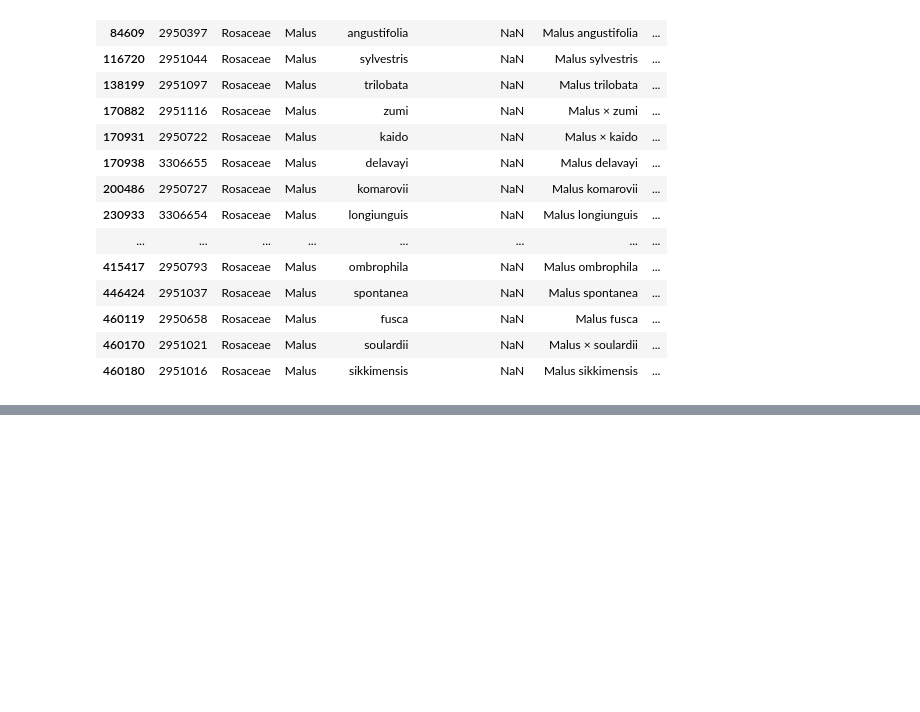
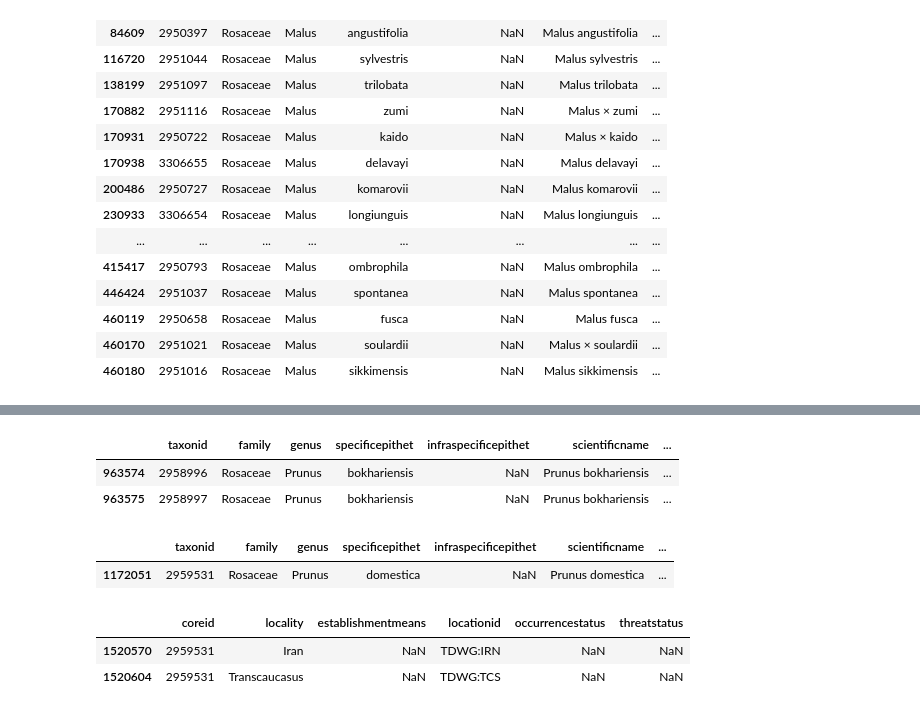
Before and after one commit to fractalate/data-trees-seattle, a Jupyter notebook: indigenous.ipynb, the cells around one changed output, grey strips where cells are left out. Cells and saved outputs as stored; diff of their text form; code cells hidden in the pictures; blank space fills up the shorter version.

```diff
--- a/indigenous.ipynb
+++ b/indigenous.ipynb
@@ -5,6 +5,9 @@ Functions to determine whether a tree is indigenous to an area.
 # %%
 import pandas as pd
 import matplotlib.pyplot as plt
+
+pd.set_option('display.max_rows', None)
+pd.set_option('display.max_columns', None)
 # %%
 dfdist = pd.read_csv('wcvp_dwca/wcvp_distribution.csv', sep='|')
 dftaxon = pd.read_csv('wcvp_dwca/wcvp_taxon.csv', sep='|')
@@ -213,0 +279,17 @@ dftaxon[dftaxon['scientificname'].str.startswith('Malus') & (dftaxon['taxonrank'
+# %%
+dftaxon[dftaxon['scientificname'] == 'Prunus bokhariensis']
+# %% [output]
+|  | taxonid | family | genus | specificepithet | infraspecificepithet | scientificname | ... |
+| 963574 | 2958996 | Rosaceae | Prunus | bokhariensis | NaN | Prunus bokhariensis | ... |
+| 963575 | 2958997 | Rosaceae | Prunus | bokhariensis | NaN | Prunus bokhariensis | ... |
+# %%
+dftaxon[dftaxon['taxonid'] == 2959531]
+# %% [output]
+|  | taxonid | family | genus | specificepithet | infraspecificepithet | scientificname | ... |
+| 1172051 | 2959531 | Rosaceae | Prunus | domestica | NaN | Prunus domestica | ... |
+# %%
+dfdist[(dfdist['coreid'] == 2959531) & (dfdist['establishmentmeans'] != 'introduced')]
+# %% [output]
+|  | coreid | locality | establishmentmeans | locationid | occurrencestatus | threatstatus |
+| 1520570 | 2959531 | Iran | NaN | TDWG:IRN | NaN | NaN |
+| 1520604 | 2959531 | Transcaucasus | NaN | TDWG:TCS | NaN | NaN |
```
Also changed, not shown: parts of 8 cells of this notebook, 3 other files.
